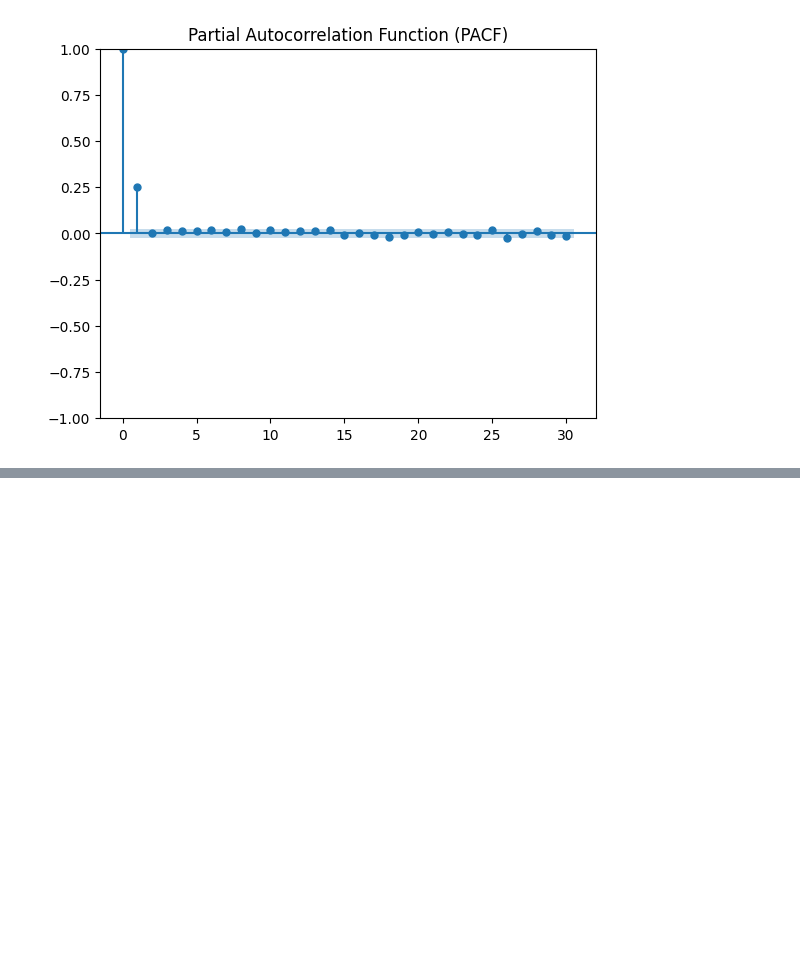
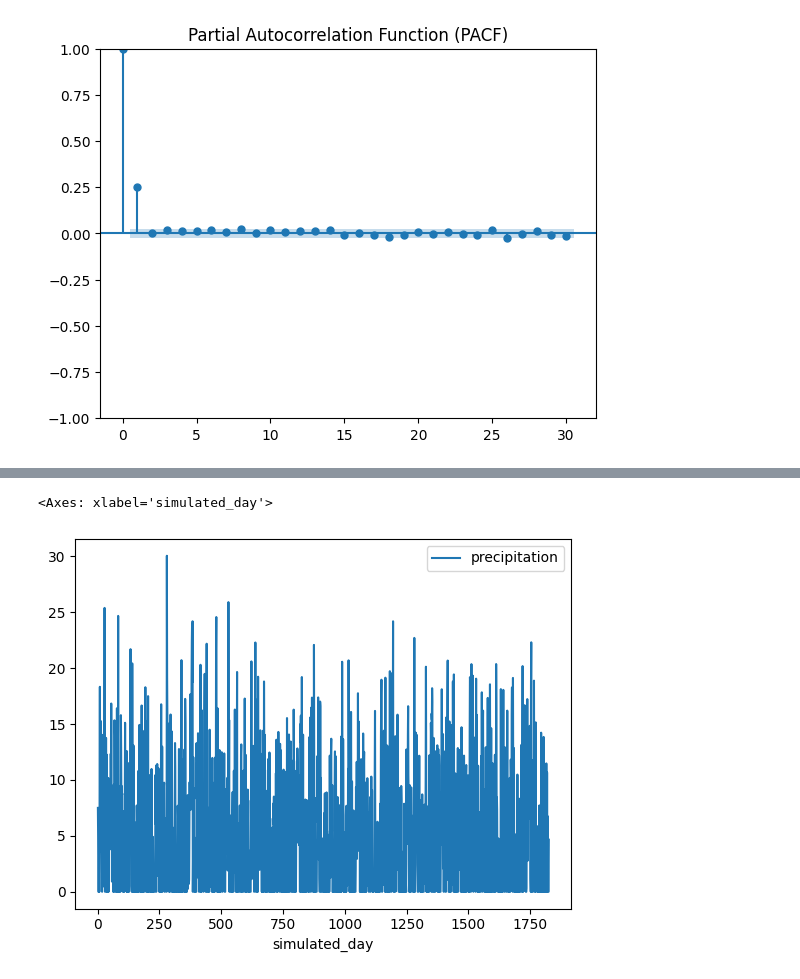
Before and after one commit to CooperBigFoot/precipitation-generator, a Jupyter notebook: notebooks/exploration.ipynb, the cells around one changed output, grey strips where cells are left out. Cells and saved outputs as stored; diff of their text form; code cells hidden in the pictures; blank space fills up the shorter version.

Commit message:
Implement and test WeatherGenerator class

```diff
--- a/notebooks/exploration.ipynb
+++ b/notebooks/exploration.ipynb
@@ -158,2 +161,4 @@ Sim_200       wet  very_wet  very_wet  very_wet
 
 [200 rows x 4 columns]
+# %%
+weather_gen = WeatherGenerator(synthetic_data, classified_data)
@@ -159,0 +192,10 @@ Sim_200       wet  very_wet  very_wet  very_wet
+# %%
+multi_year_structure = [
+    [('Winter', 'wet'), ('Spring', 'normal'), ('Summer', 'dry'), ('Fall', 'normal')],
+    [('Winter', 'very_wet'), ('Spring', 'wet'), ('Summer', 'normal'), ('Fall', 'dry')],
+    [('Winter', 'normal'), ('Spring', 'dry'), ('Summer', 'very_dry'), ('Fall', 'wet')],
+    [('Winter', 'dry'), ('Spring', 'very_dry'), ('Summer', 'wet'), ('Fall', 'very_wet')],
+    [('Winter', 'wet'), ('Spring', 'normal'), ('Summer', 'dry'), ('Fall', 'normal')]
+]
+
+scenario_2 = weather_gen.generate_weather(year_structure=multi_year_structure, num_years=2)
@@ -159,0 +204,5 @@ Sim_200       wet  very_wet  very_wet  very_wet
+# %%
+scenario_2.plot()
+# %% [output]
+<Axes: xlabel='simulated_day'>
+[figure, added]
```
Also changed, not shown: parts of 10 cells of this notebook, 3 other files.
